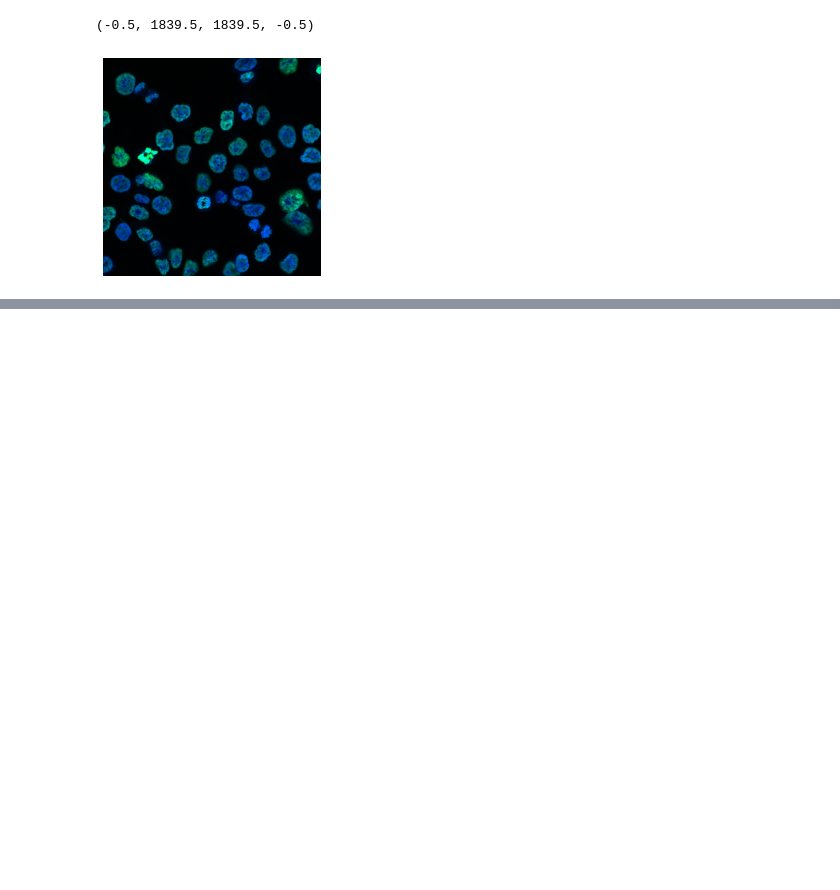
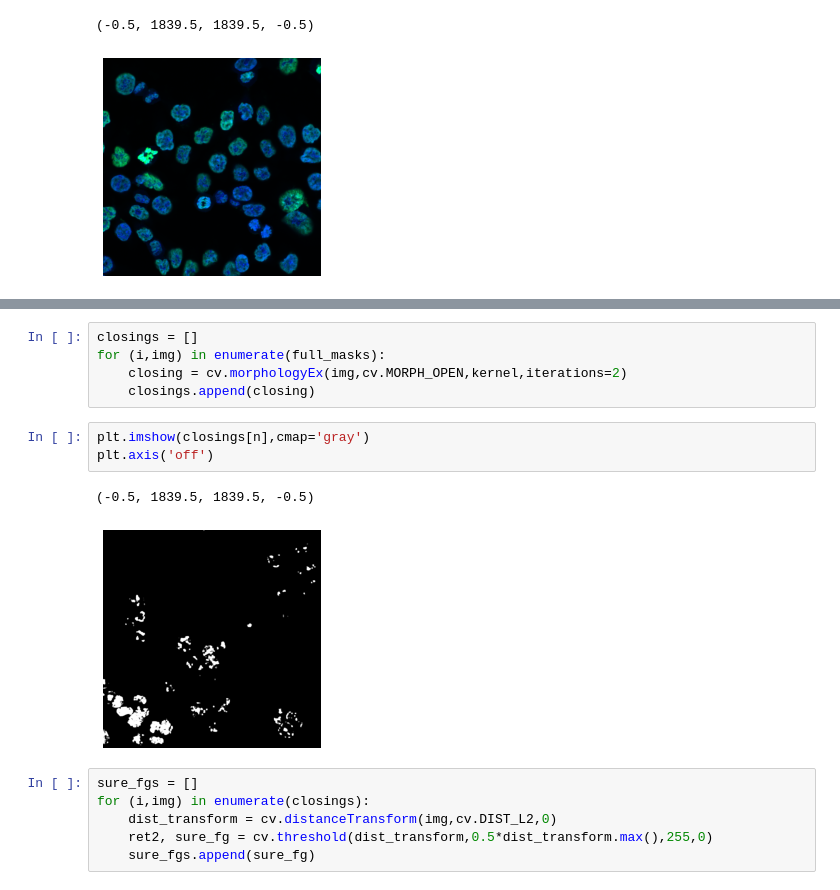
Before and after one commit to Sen0108/cell-segmentation, a Jupyter notebook: IM-proc-test.ipynb, the cells around one changed output, grey strips where cells are left out. Drawn from its saved outputs; the diff is of its cells as text; blank space fills up the shorter version.

```diff
--- a/IM-proc-test.ipynb
+++ b/IM-proc-test.ipynb
@@ -113,0 +143,17 @@ plt.axis('off')
+# %%
+closings = []
+for (i,img) in enumerate(full_masks):
+    closing = cv.morphologyEx(img,cv.MORPH_OPEN,kernel,iterations=2)
+    closings.append(closing)
+# %%
+plt.imshow(closings[n],cmap='gray')
+plt.axis('off')
+# %% [output]
+(-0.5, 1839.5, 1839.5, -0.5)
+[figure, added]
+# %%
+sure_fgs = []
+for (i,img) in enumerate(closings):
+    dist_transform = cv.distanceTransform(img,cv.DIST_L2,0)
+    ret2, sure_fg = cv.threshold(dist_transform,0.5*dist_transform.max(),255,0)
+    sure_fgs.append(sure_fg)
```
Also changed, not shown: parts of 17 cells of this notebook, 2 other files.
